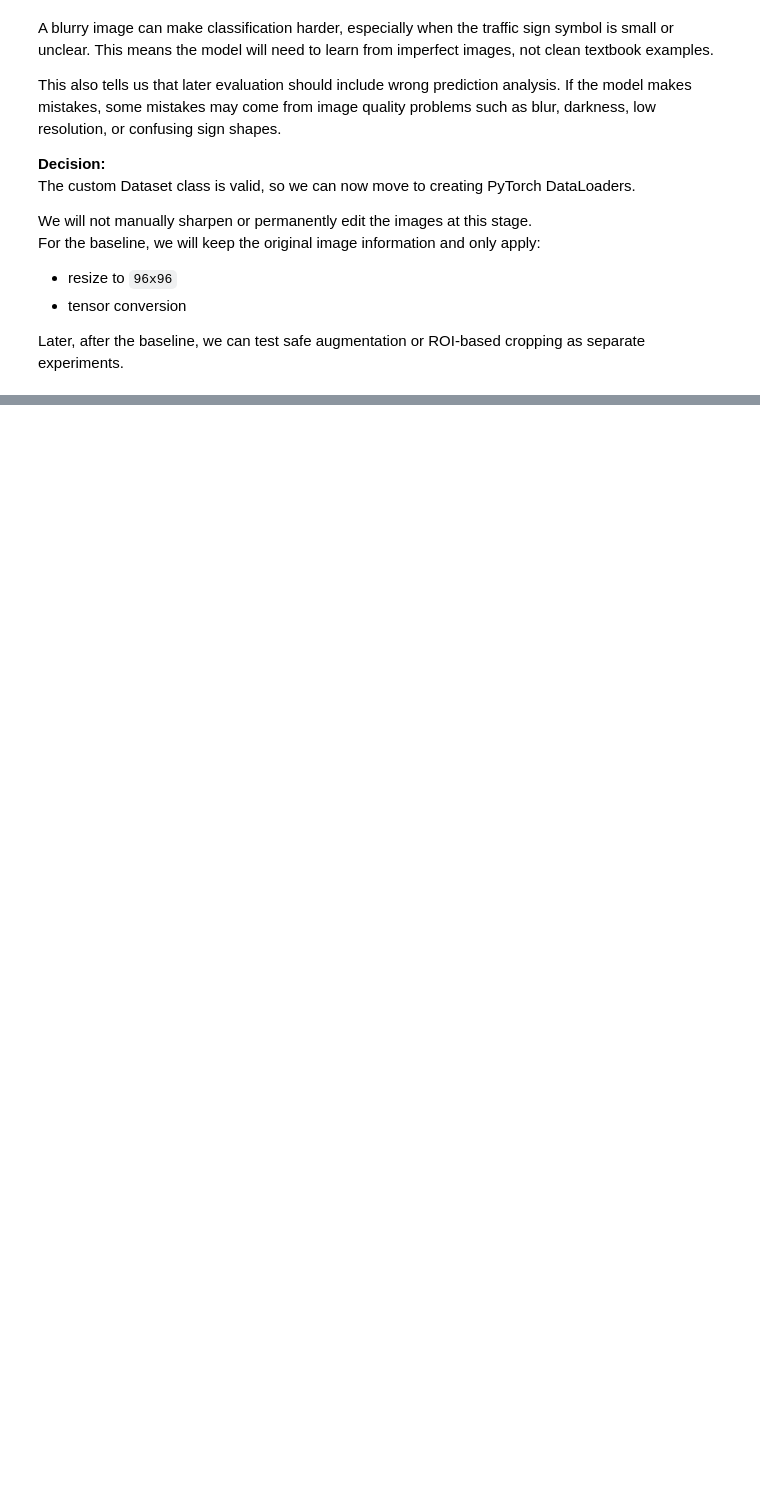
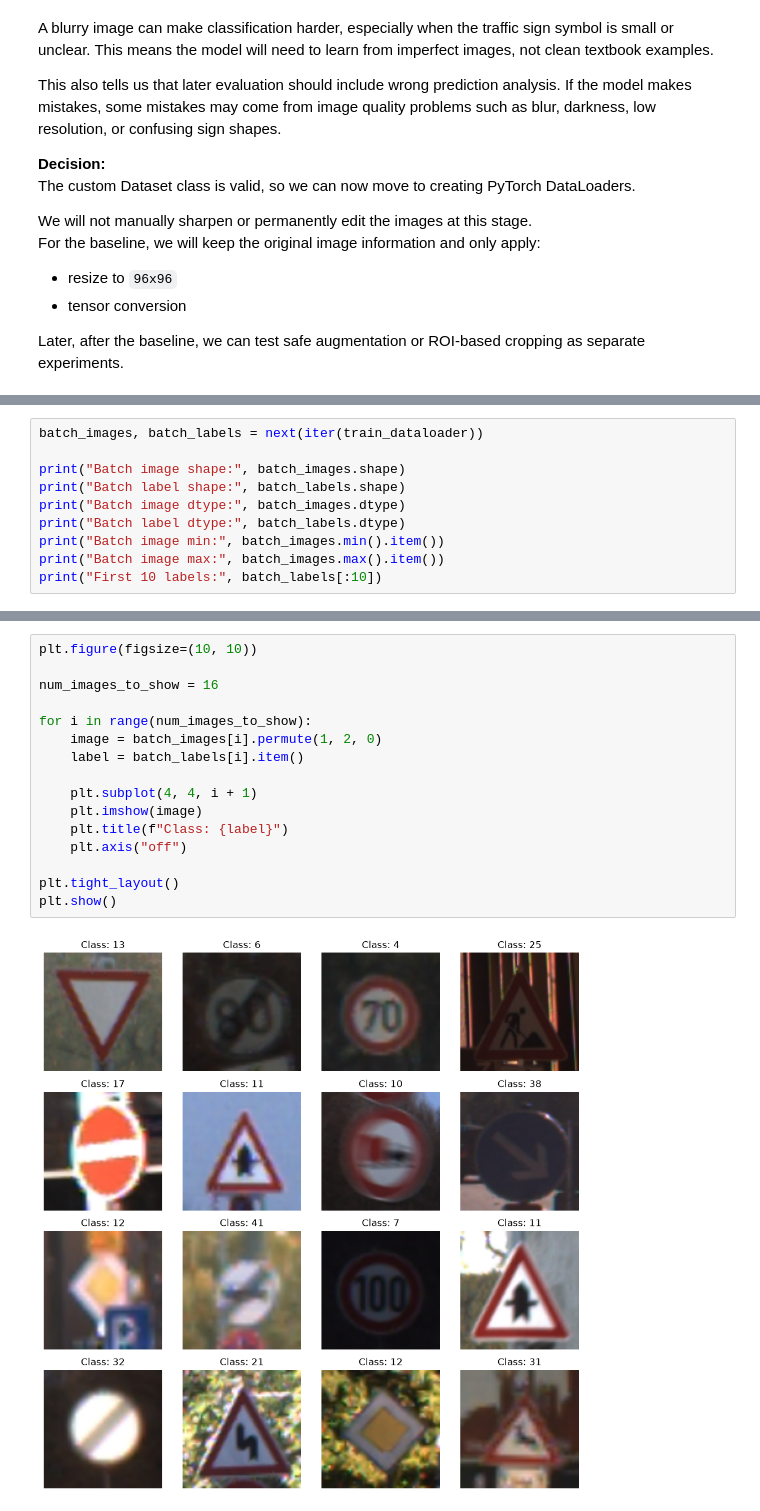
Before and after one commit to kawsar07ahmmed0712-rgb/Pytorch-German-Traffic-Sign-Recognition, a Jupyter notebook: Notebook/02_gtsrb_full_pytorch_workflow.ipynb, the cells around one changed output, grey strips where cells are left out. Drawn from its saved outputs; the diff is of its cells as text; blank space fills up the shorter version.

```diff
--- a/Notebook/02_gtsrb_full_pytorch_workflow.ipynb
+++ b/Notebook/02_gtsrb_full_pytorch_workflow.ipynb
@@ -1173,0 +1230,10 @@ Later, after the baseline, we can test safe augmentation or ROI-based cropping a
+# %%
+batch_images, batch_labels = next(iter(train_dataloader))
+
+print("Batch image shape:", batch_images.shape)
+print("Batch label shape:", batch_labels.shape)
+print("Batch image dtype:", batch_images.dtype)
+print("Batch label dtype:", batch_labels.dtype)
+print("Batch image min:", batch_images.min().item())
+print("Batch image max:", batch_images.max().item())
+print("First 10 labels:", batch_labels[:10])
@@ -1173,0 +1254,18 @@ Later, after the baseline, we can test safe augmentation or ROI-based cropping a
+# %%
+plt.figure(figsize=(10, 10))
+
+num_images_to_show = 16
+
+for i in range(num_images_to_show):
+    image = batch_images[i].permute(1, 2, 0)
+    label = batch_labels[i].item()
+
+    plt.subplot(4, 4, i + 1)
+    plt.imshow(image)
+    plt.title(f"Class: {label}")
+    plt.axis("off")
+
+plt.tight_layout()
+plt.show()
+# %% [output]
+[figure, added]
```
Also changed, not shown: parts of 7 cells of this notebook.
